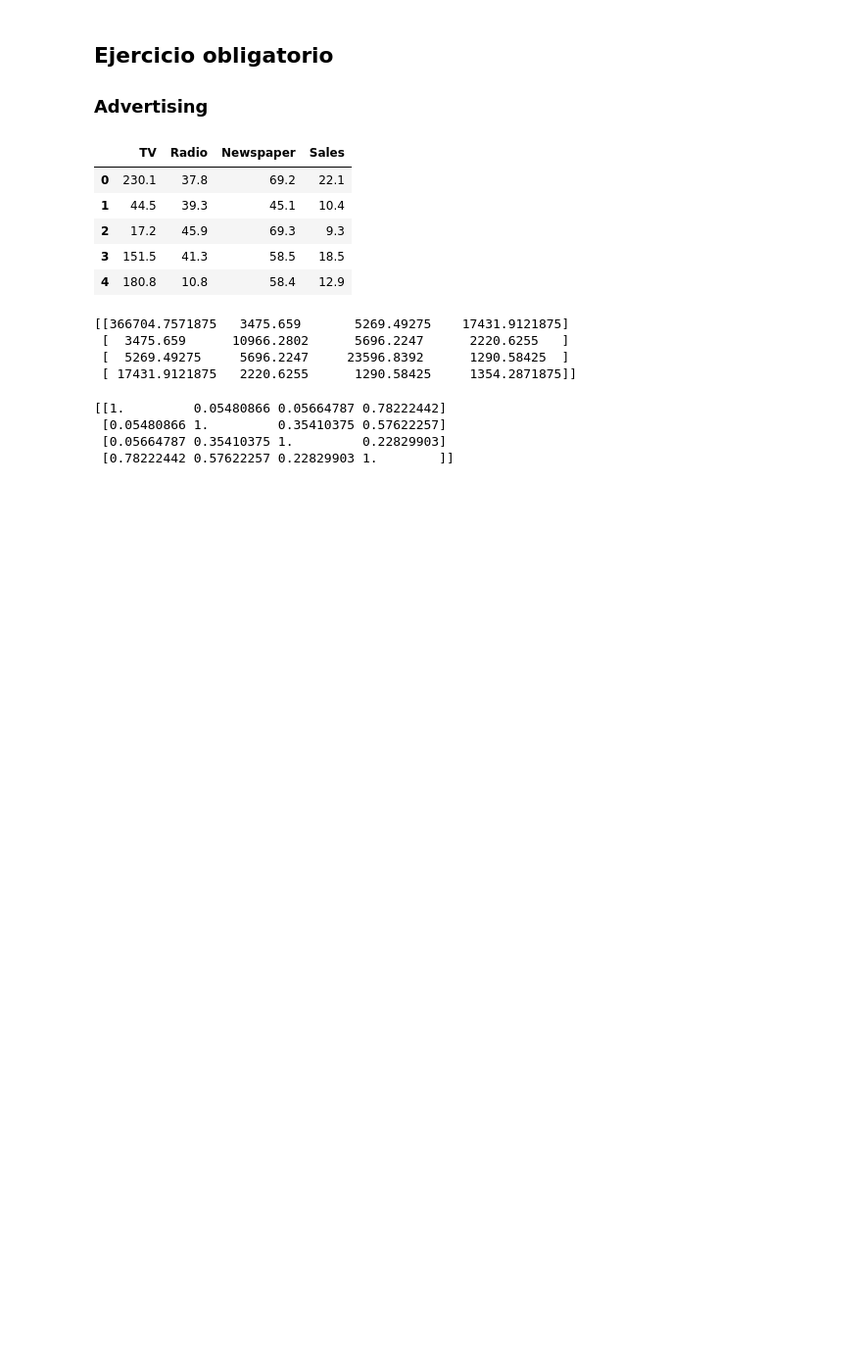
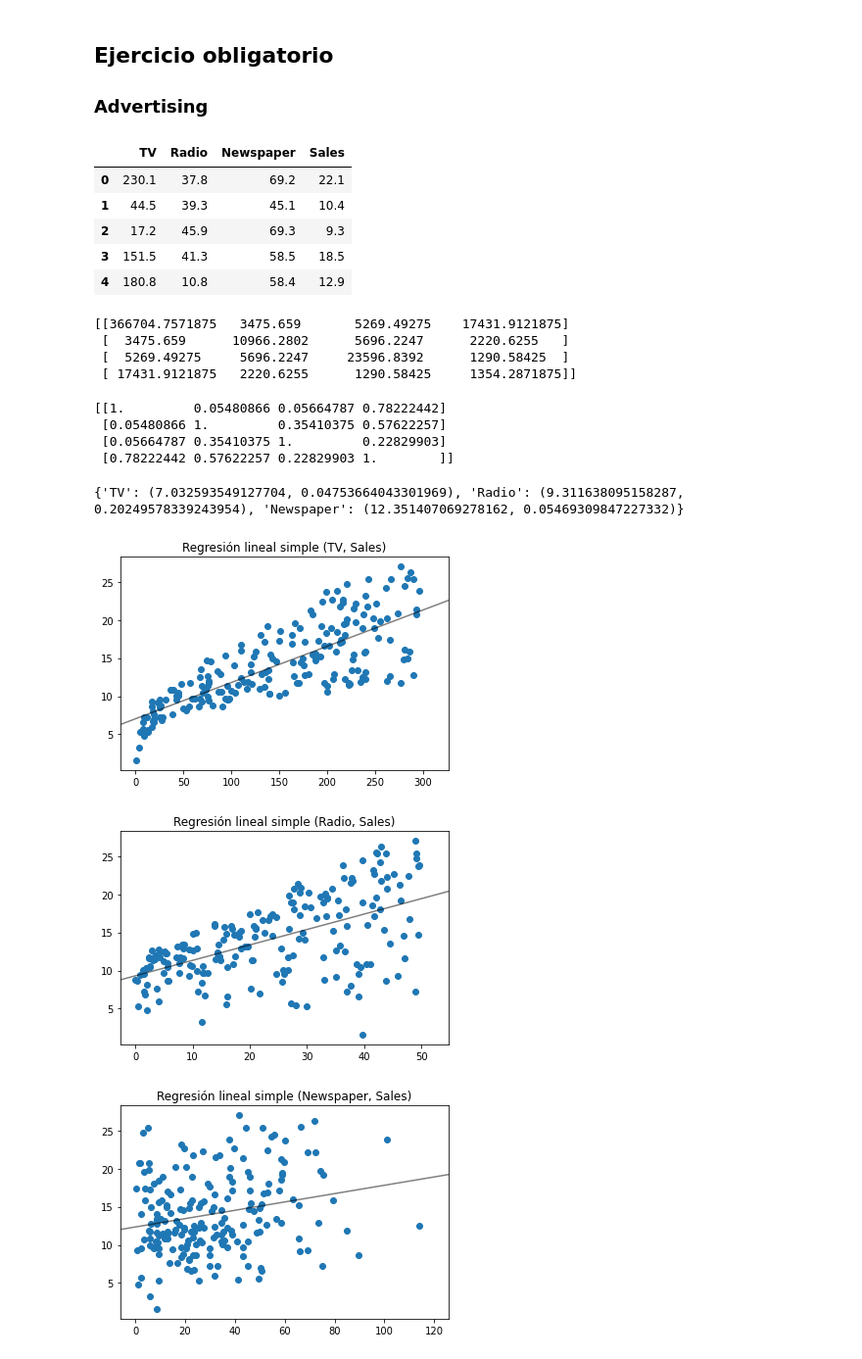
Before and after one commit to FelipeGorostiaga/MachineLearning, a Jupyter notebook: src/tp4/ej1.ipynb, the cells around one changed output. Shown at 98% size. Cells and saved outputs as stored; diff of their text form; code cells hidden in the pictures; blank space fills up the shorter version.

Commit message:
Add graphs for simple regressions

```diff
--- a/src/tp4/ej1.ipynb
+++ b/src/tp4/ej1.ipynb
@@ -58,3 +58,39 @@ print(correlation)
  [0.05480866 1.         0.35410375 0.57622257]
  [0.05664787 0.35410375 1.         0.22829903]
  [0.78222442 0.57622257 0.22829903 1.        ]]
+# %%
+def simple_regression(col_of_interest, other_col):
+    """Params:
+    col_of_interest: Y
+    other_col: X
+    """
+    num = calc_sum(col_of_interest, other_col)
+    denom = calc_sum(other_col, other_col)
+    beta_1 = num / denom
+    beta_0 = means[col_of_interest] - beta_1 * means[other_col]
+    return beta_0, beta_1
+
+Y = 'Sales'
+simple_regressions = {}
+for col in list(df):
+    if col == Y:
+        continue
+    simple_regressions[col] = simple_regression(Y, col)
+
+print(simple_regressions)
+# %% [output]
+{'TV': (7.032593549127704, 0.04753664043301969), 'Radio': (9.311638095158287, 0.20249578339243954), 'Newspaper': (12.351407069278162, 0.05469309847227332)}
+# %%
+import matplotlib.pyplot as plt
+
+for col, betas in simple_regressions.items():
+    fig, ax = plt.subplots()
+    ax.scatter(list(df[col]), list(df[Y]))
+    yi = betas[0]
+    yf = betas[0] + betas[1] * ax.get_xlim()[1]
+    plt.axline((0,yi), (ax.get_xlim()[1], yf), color='Black', alpha=0.5)
+    plt.title(f'Regresión lineal simple ({col}, {Y})')
+# %% [output]
+[figure, added]
+[figure, added]
+[figure, added]
```
